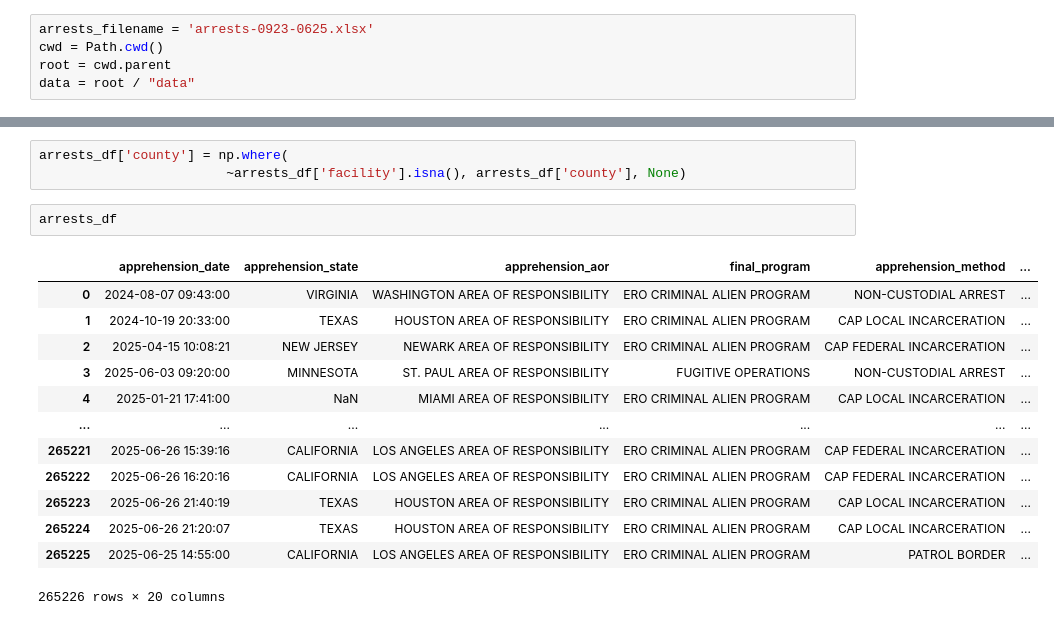
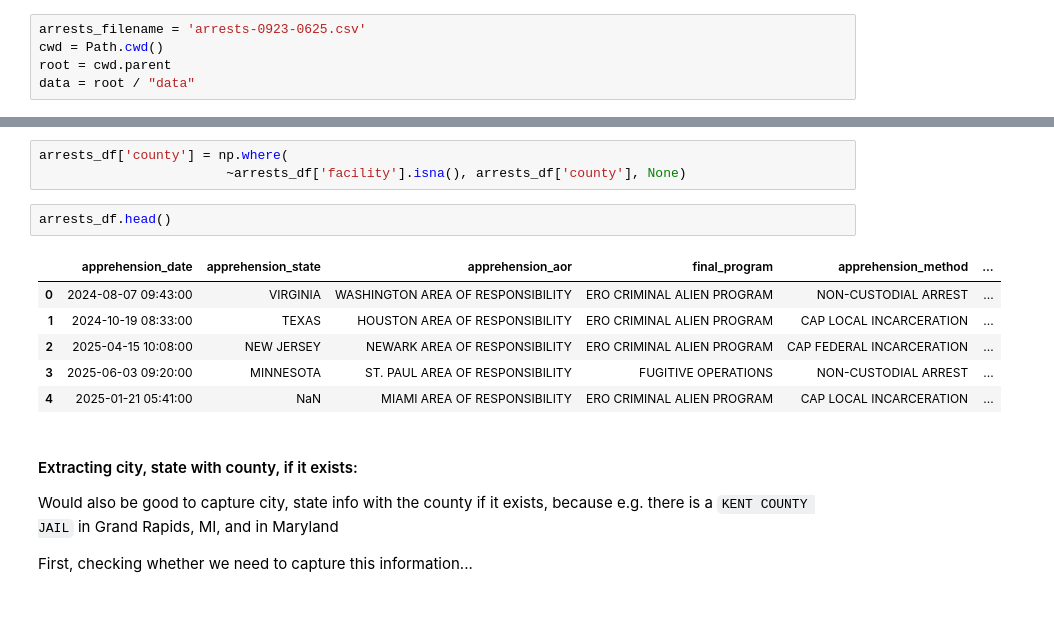
Before and after one commit to ceilingloft/lr_assingment_ice, a Jupyter notebook: task_notebooks/task-2_data_wrangling.ipynb, the cells around one changed output, grey strips where cells are left out. Drawn from its saved outputs; the diff is of its cells as text.

```diff
--- a/task_notebooks/task-2_data_wrangling.ipynb
+++ b/task_notebooks/task-2_data_wrangling.ipynb
@@ -18,7 +18,7 @@ import re
 
 import process_data
 # %%
-arrests_filename = 'arrests-0923-0625.xlsx'
+arrests_filename = 'arrests-0923-0625.csv'
 cwd = Path.cwd()
 root = cwd.parent
 data = root / "data"
@@ -249,18 +221,17 @@ arrests_df['facility'] = np.where(
 arrests_df['county'] = np.where(
                         ~arrests_df['facility'].isna(), arrests_df['county'], None)
 # %%
-arrests_df
+arrests_df.head()
 # %% [output]
 |  | apprehension_date | apprehension_state | apprehension_aor | final_program | apprehension_method | ... |
 | 0 | 2024-08-07 09:43:00 | VIRGINIA | WASHINGTON AREA OF RESPONSIBILITY | ERO CRIMINAL ALIEN PROGRAM | NON-CUSTODIAL ARREST | ... |
-| 1 | 2024-10-19 20:33:00 | TEXAS | HOUSTON AREA OF RESPONSIBILITY | ERO CRIMINAL ALIEN PROGRAM | CAP LOCAL INCARCERATION | ... |
-| 2 | 2025-04-15 10:08:21 | NEW JERSEY | NEWARK AREA OF RESPONSIBILITY | ERO CRIMINAL ALIEN PROGRAM | CAP FEDERAL INCARCERATION | ... |
+| 1 | 2024-10-19 08:33:00 | TEXAS | HOUSTON AREA OF RESPONSIBILITY | ERO CRIMINAL ALIEN PROGRAM | CAP LOCAL INCARCERATION | ... |
+| 2 | 2025-04-15 10:08:00 | NEW JERSEY | NEWARK AREA OF RESPONSIBILITY | ERO CRIMINAL ALIEN PROGRAM | CAP FEDERAL INCARCERATION | ... |
 | 3 | 2025-06-03 09:20:00 | MINNESOTA | ST. PAUL AREA OF RESPONSIBILITY | FUGITIVE OPERATIONS | NON-CUSTODIAL ARREST | ... |
-| 4 | 2025-01-21 17:41:00 | NaN | MIAMI AREA OF RESPONSIBILITY | ERO CRIMINAL ALIEN PROGRAM | CAP LOCAL INCARCERATION | ... |
-| ... | ... | ... | ... | ... | ... | ... |
-| 265221 | 2025-06-26 15:39:16 | CALIFORNIA | LOS ANGELES AREA OF RESPONSIBILITY | ERO CRIMINAL ALIEN PROGRAM | CAP FEDERAL INCARCERATION | ... |
-| 265222 | 2025-06-26 16:20:16 | CALIFORNIA | LOS ANGELES AREA OF RESPONSIBILITY | ERO CRIMINAL ALIEN PROGRAM | CAP FEDERAL INCARCERATION | ... |
-| 265223 | 2025-06-26 21:40:19 | TEXAS | HOUSTON AREA OF RESPONSIBILITY | ERO CRIMINAL ALIEN PROGRAM | CAP LOCAL INCARCERATION | ... |
-| 265224 | 2025-06-26 21:20:07 | TEXAS | HOUSTON AREA OF RESPONSIBILITY | ERO CRIMINAL ALIEN PROGRAM | CAP LOCAL INCARCERATION | ... |
-| 265225 | 2025-06-25 14:55:00 | CALIFORNIA | LOS ANGELES AREA OF RESPONSIBILITY | ERO CRIMINAL ALIEN PROGRAM | PATROL BORDER | ... |
+| 4 | 2025-01-21 05:41:00 | NaN | MIAMI AREA OF RESPONSIBILITY | ERO CRIMINAL ALIEN PROGRAM | CAP LOCAL INCARCERATION | ... |
-265226 rows × 20 columns
+# %% [markdown]
+#### Extracting city, state with county, if it exists:
+
+Would also be good to capture city, state info with the county if it exists, because e.g. there is a `KENT COUNTY JAIL` in Grand Rapids, MI, and in Maryland
+
+First, checking whether we need to capture this information...
```
Also changed, not shown: parts of 24 cells of this notebook, 4 other files.
